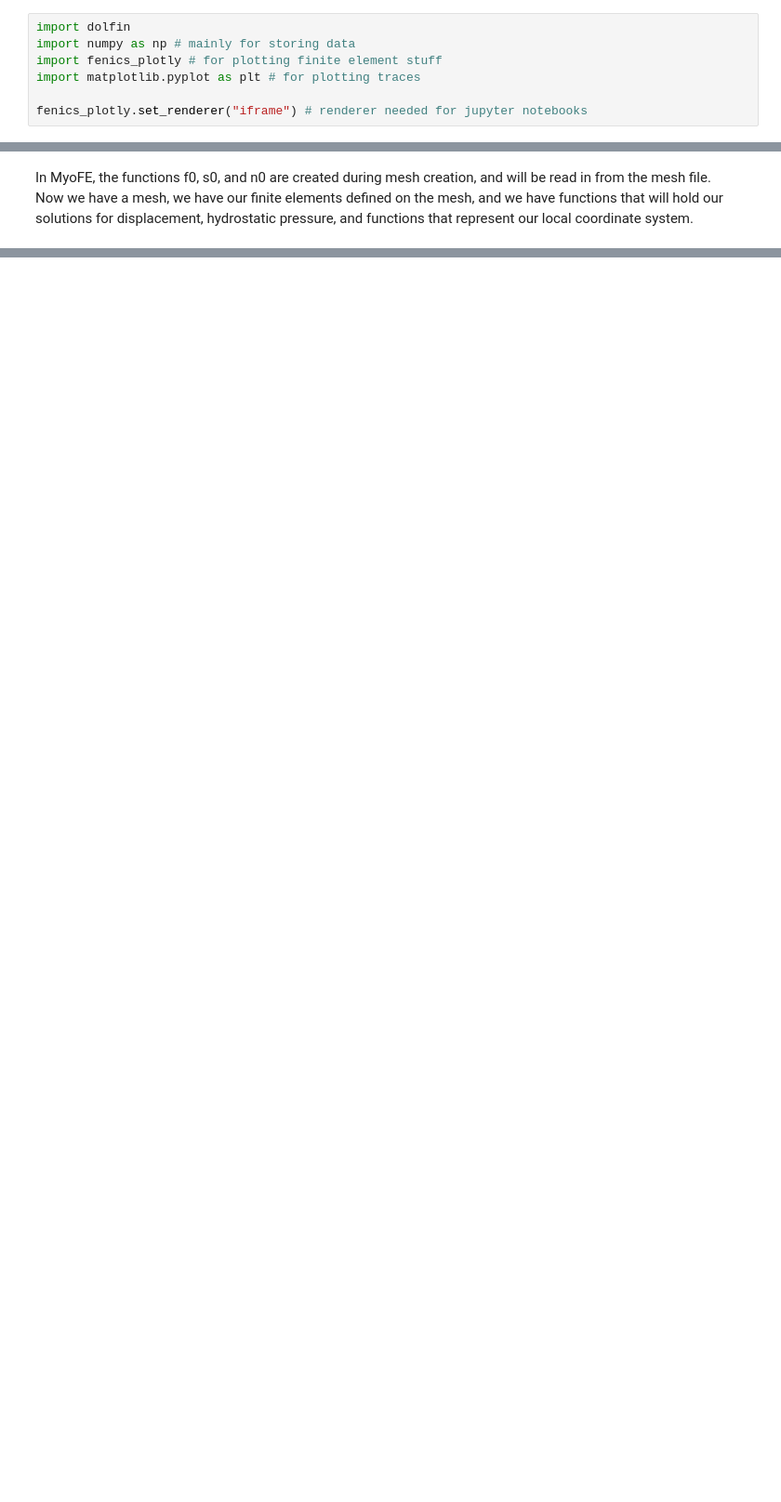
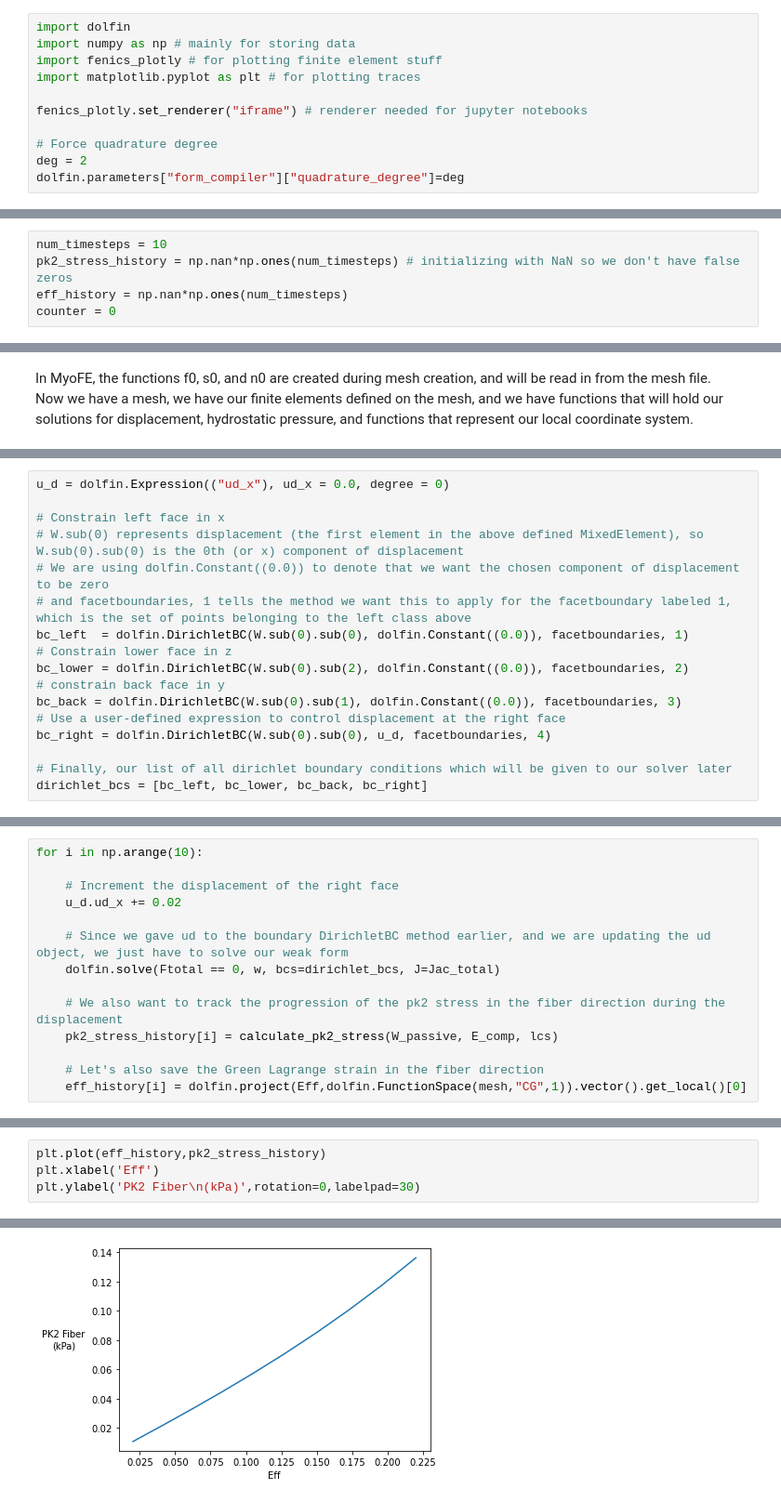
Before and after one commit to Mohammad-Mehri/myofe_training_notebooks, a Jupyter notebook: nb_3/unitcube_uniaxial_passive.ipynb, the cells around one changed output, grey strips where cells are left out. Shown: that part at 93% size. Cells and saved outputs as stored; diff of their text form; blank space fills up the shorter version.

```diff
--- a/nb_3/unitcube_uniaxial_passive.ipynb
+++ b/nb_3/unitcube_uniaxial_passive.ipynb
@@ -8,3 +8,7 @@ import fenics_plotly # for plotting finite element stuff
 import matplotlib.pyplot as plt # for plotting traces
 
 fenics_plotly.set_renderer("iframe") # renderer needed for jupyter notebooks
+
+# Force quadrature degree
+deg = 2
+dolfin.parameters["form_compiler"]["quadrature_degree"]=deg
@@ -21,0 +17,5 @@ It can be seen how these steps are pretty general and can be their own modules,
+# %%
+num_timesteps = 10
+pk2_stress_history = np.nan*np.ones(num_timesteps) # initializing with NaN so we don't have false zeros
+eff_history = np.nan*np.ones(num_timesteps)
+counter = 0
@@ -134,0 +187,17 @@ dirichlet_bcs = [bc_left, bc_lower, bc_back]
+# %%
+u_d = dolfin.Expression(("ud_x"), ud_x = 0.0, degree = 0)
+
+# Constrain left face in x
+# W.sub(0) represents displacement (the first element in the above defined MixedElement), so W.sub(0).sub(0) is the 0th (or x) component of displacement
+# We are using dolfin.Constant((0.0)) to denote that we want the chosen component of displacement to be zero
+# and facetboundaries, 1 tells the method we want this to apply for the facetboundary labeled 1, which is the set of points belonging to the left class above
+bc_left  = dolfin.DirichletBC(W.sub(0).sub(0), dolfin.Constant((0.0)), facetboundaries, 1)
+# Constrain lower face in z
+bc_lower = dolfin.DirichletBC(W.sub(0).sub(2), dolfin.Constant((0.0)), facetboundaries, 2)
+# constrain back face in y
+bc_back = dolfin.DirichletBC(W.sub(0).sub(1), dolfin.Constant((0.0)), facetboundaries, 3)
+# Use a user-defined expression to control displacement at the right face
+bc_right = dolfin.DirichletBC(W.sub(0).sub(0), u_d, facetboundaries, 4)
+
+# Finally, our list of all dirichlet boundary conditions which will be given to our solver later
+dirichlet_bcs = [bc_left, bc_lower, bc_back, bc_right]
@@ -134,0 +260,14 @@ dirichlet_bcs = [bc_left, bc_lower, bc_back]
+# %%
+for i in np.arange(10):
+
+    # Increment the displacement of the right face
+    u_d.ud_x += 0.02
+
+    # Since we gave ud to the boundary DirichletBC method earlier, and we are updating the ud object, we just have to solve our weak form
+    dolfin.solve(Ftotal == 0, w, bcs=dirichlet_bcs, J=Jac_total)
+
+    # We also want to track the progression of the pk2 stress in the fiber direction during the displacement
+    pk2_stress_history[i] = calculate_pk2_stress(W_passive, E_comp, lcs)
+
+    # Let's also save the Green Lagrange strain in the fiber direction
+    eff_history[i] = dolfin.project(Eff,dolfin.FunctionSpace(mesh,"CG",1)).vector().get_local()[0]
@@ -134,0 +294,5 @@ dirichlet_bcs = [bc_left, bc_lower, bc_back]
+# %%
+plt.plot(eff_history,pk2_stress_history)
+plt.xlabel('Eff')
+plt.ylabel('PK2 Fiber\n(kPa)',rotation=0,labelpad=30)
+# %% [output]
@@ -134,0 +300 @@ dirichlet_bcs = [bc_left, bc_lower, bc_back]
+[figure, added]
```
Also changed, not shown: parts of 20 cells of this notebook, 3 other files.
